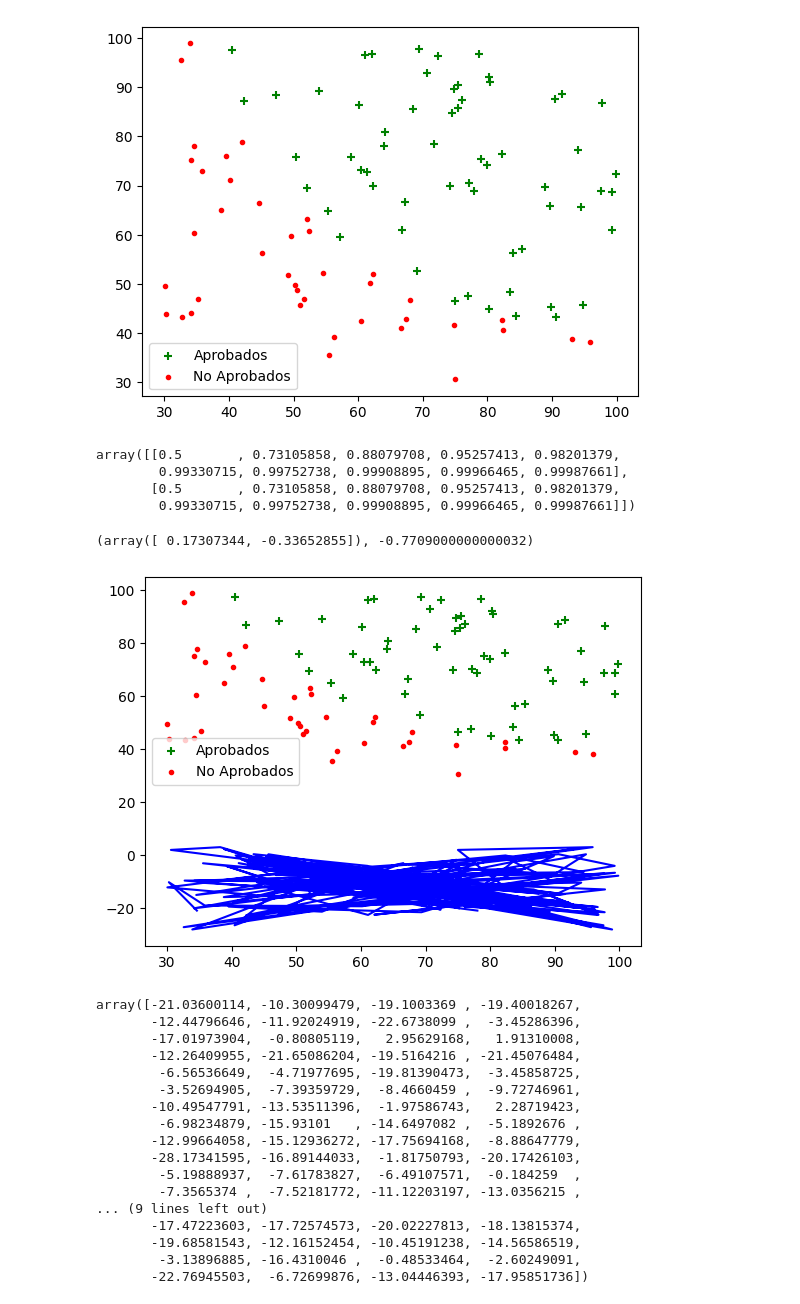
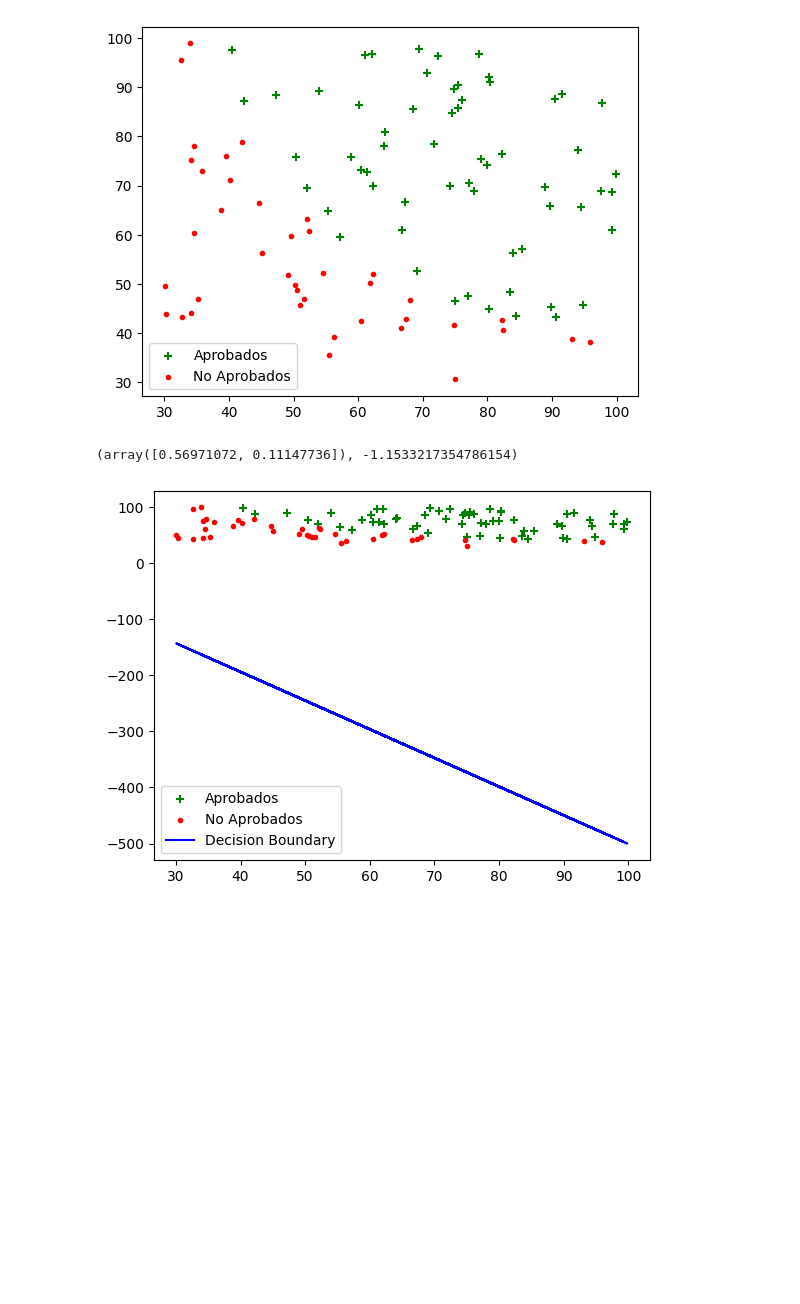
Before and after one commit to Dai-vl/Machine-Learning, a Jupyter notebook: P3/P3.ipynb, the cells around one changed output. Cells and saved outputs as stored; diff of their text form; code cells hidden in the pictures; blank space fills up the shorter version.

```diff
--- a/P3/P3.ipynb
+++ b/P3/P3.ipynb
@@ -19,73 +19,50 @@ plt.legend()
 plt.show()
 # %% [output]
 [figure]
-# %%
-def func_sigmoide(z):
-    return 1/(1+np.exp(-z))
-
-a = np.array([[0,1,2,3,4,5,6,7,8,9], [0,1,2,3,4,5,6,7,8,9]])
-
-func_sigmoide(a)
-# %% [output]
-array([[0.5       , 0.73105858, 0.88079708, 0.95257413, 0.98201379,
-        0.99330715, 0.99752738, 0.99908895, 0.99966465, 0.99987661],
-       [0.5       , 0.73105858, 0.88079708, 0.95257413, 0.98201379,
-        0.99330715, 0.99752738, 0.99908895, 0.99966465, 0.99987661]])
+# %%
+def func_sigmoide(w,b,x):
+    z = np.dot(x,w)+b
+    return 1/(1+np.exp(-z))
 # %%
 def func_coste(X, Y, w, b):
     m = len(Y)
-    z = np.dot(X, w) + b
-    f = func_sigmoide(z)
+    f = func_sigmoide(w,b,X)
     coste = (-1/m) * (np.dot(Y, np.log(f)) + np.dot((1-Y), np.log(1-f)))
     return coste
+
+def funcion_grad(X, Y, w, b):
+    return np.dot(func_sigmoide(w, b, X) - Y,X), np.sum(func_sigmoide(w, b, X) - Y)
 
 def descenso_gradiente(alpha, w, b, X, Y, iter):
     m = len(Y)
     for i in range(iter):
-        z = np.dot(X, w) + b
-        f = func_sigmoide(z)
-        f = f >= 0.5
-        f = f.astype(int)
-        w = w - alpha * (1/m) * np.dot(X.T, (f - Y))
-        b = b - alpha * (1/m) * np.sum(f - Y)
+        f = func_sigmoide(w,b,X)
+        w = w - alpha * (1/m) * np.dot(func_sigmoide(w, b, X) - Y,X)
+        b = b - alpha * (1/m) * np.sum(func_sigmoide(w, b, X) - Y)
     return w, b
-
 
 w= np.array([0.0,0.0])
 b = 0
-w, b = descenso_gradiente(0.01, w, b, X, Y, 1000)
+w, b = descenso_gradiente(0.01, w, b, X, Y, 1500)
 w,b
 # %% [output]
-(array([ 0.17307344, -0.33652855]), -0.7709000000000032)
+(array([0.56971072, 0.11147736]), -1.1533217354786154)
 # %%
 pos = np.where(Y == 1)
 plt.scatter(X[pos,0], X[pos,1], marker='+', c='g', label = "Aprobados")
 
 neg = np.where(Y == 0)
 plt.scatter(X[neg,0], X[neg,1], marker='.', c='r', label = "No Aprobados")
 
-def recta(w,b,X):
-    return np.sum(X*w, axis=1) + b
+def decision_boundary(X, w, b):
+    return (-b - w[0]*X)/w[1]
+
+#b = -100
+#w = np.array([0.82,0.78])
+X1 = X[:,0]
+plt.plot(X1, decision_boundary(X1, w, b), c='b', label = "Decision Boundary")
 
 plt.legend()
-plt.plot(X, recta(w,b,X), color="b")
 plt.show()
 # %% [output]
-[figure, old version]
+[figure, new version]
-array([-21.03600114, -10.30099479, -19.1003369 , -19.40018267,
-       -12.44796646, -11.92024919, -22.6738099 ,  -3.45286396,
-       -17.01973904,  -0.80805119,   2.95629168,   1.91310008,
-       -12.26409955, -21.65086204, -19.5164216 , -21.45076484,
-        -6.56536649,  -4.71977695, -19.81390473,  -3.45858725,
-        -3.52694905,  -7.39359729,  -8.4660459 ,  -9.72746961,
-       -10.49547791, -13.53511396,  -1.97586743,   2.28719423,
-        -6.98234879, -15.93101   , -14.6497082 ,  -5.1892676 ,
-       -12.99664058, -15.12936272, -17.75694168,  -8.88647779,
-       -28.17341595, -16.89144033,  -1.81750793, -20.17426103,
-        -5.19888937,  -7.61783827,  -6.49107571,  -0.184259  ,
-        -7.3565374 ,  -7.52181772, -11.12203197, -13.0356215 ,
-... (9 lines left out)
-       -17.47223603, -17.72574573, -20.02227813, -18.13815374,
-       -19.68581543, -12.16152454, -10.45191238, -14.56586519,
-        -3.13896885, -16.4310046 ,  -0.48533464,  -2.60249091,
-       -22.76945503,  -6.72699876, -13.04446393, -17.95851736])
```
Also changed, not shown: 2 other files.
